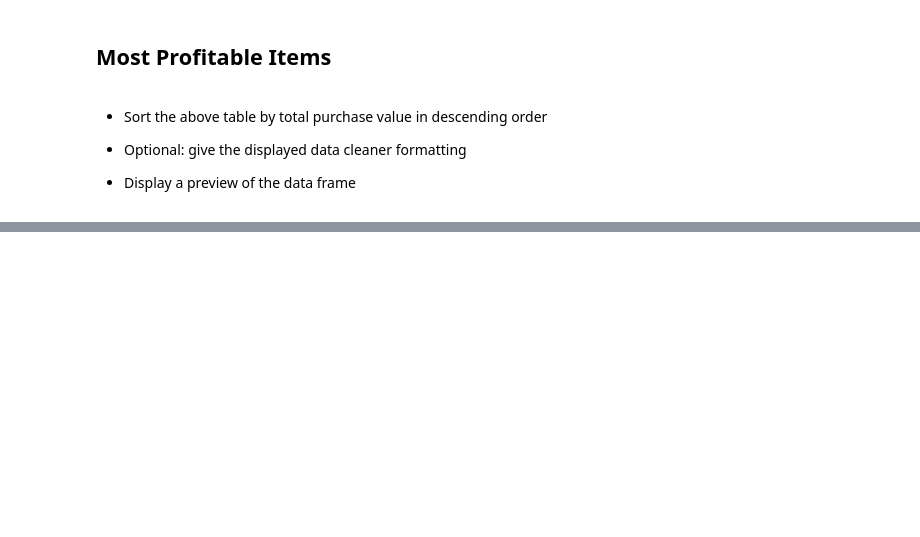
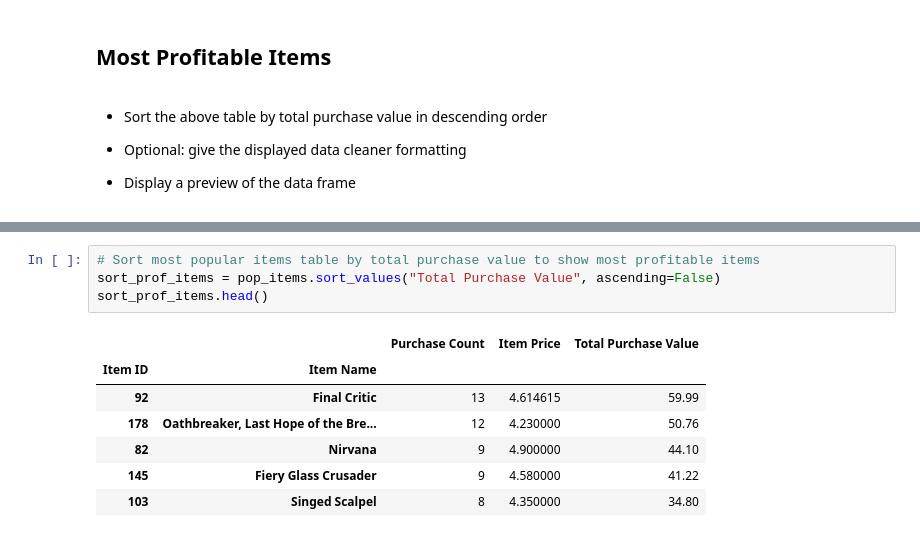
Before and after one commit to sydnipierce/pandas-challenge, a Jupyter notebook: HeroesOfPymoli/pymoli.ipynb, the cells around one changed output, grey strips where cells are left out. Drawn from its saved outputs; the diff is of its cells as text; blank space fills up the shorter version.

Commit message:
Finished most profitable items/entire assignment

```diff
--- a/HeroesOfPymoli/pymoli.ipynb
+++ b/HeroesOfPymoli/pymoli.ipynb
@@ -460,0 +452,12 @@ sort_pop_items.head()
+# %%
+# Sort most popular items table by total purchase value to show most profitable items
+sort_prof_items = pop_items.sort_values("Total Purchase Value", ascending=False)
+sort_prof_items.head()
+# %% [output]
+|  |  | Purchase Count | Item Price | Total Purchase Value |
+| Item ID | Item Name |  |  |  |
+| 92 | Final Critic | 13 | 4.614615 | 59.99 |
+| 178 | Oathbreaker, Last Hope of the Bre... | 12 | 4.230000 | 50.76 |
+| 82 | Nirvana | 9 | 4.900000 | 44.10 |
+| 145 | Fiery Glass Crusader | 9 | 4.580000 | 41.22 |
+| 103 | Singed Scalpel | 8 | 4.350000 | 34.80 |
```
Also changed, not shown: parts of 1 cell of this notebook.
